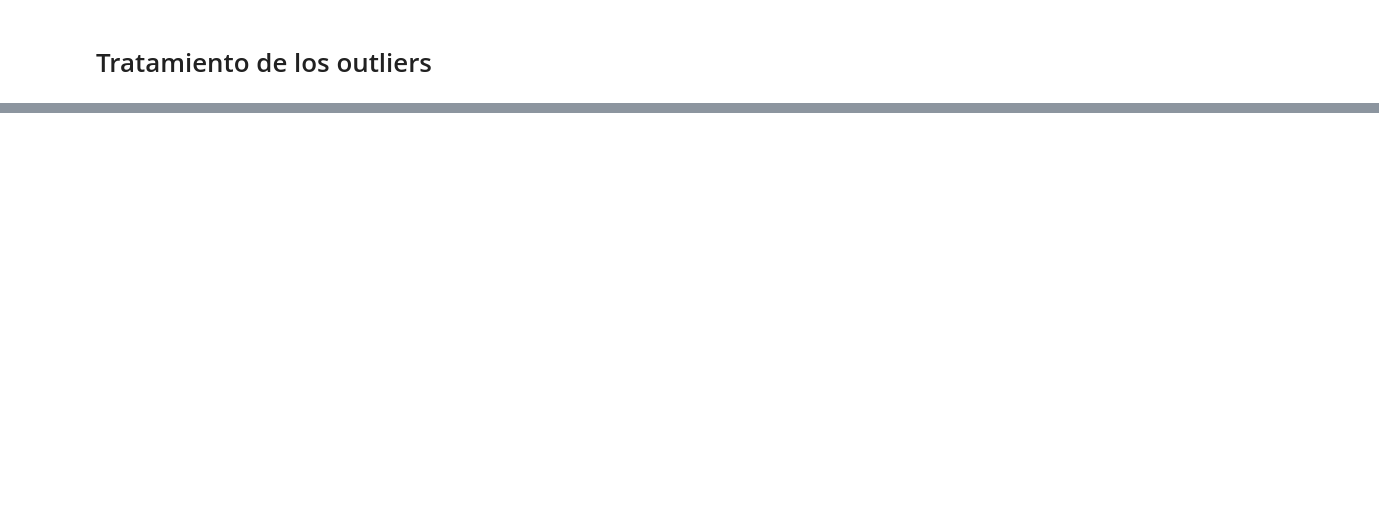
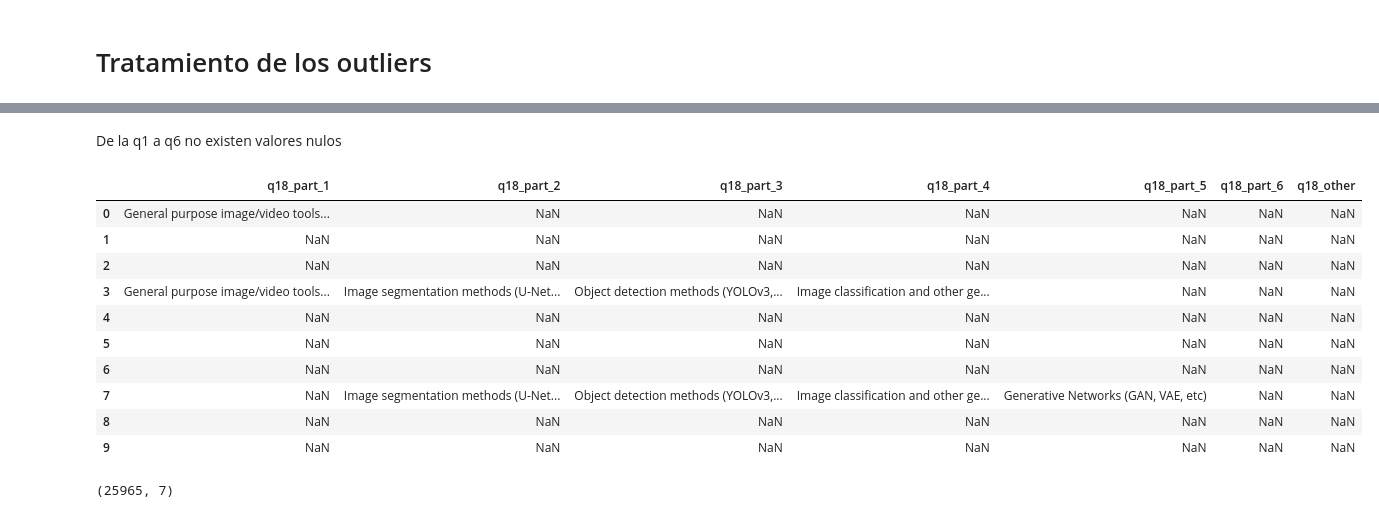
Before and after one commit to Adalab/project2-da-promo-c-modulo-2-team4, a Jupyter notebook: 03-limpieza/limpieza.ipynb, the cells around one changed output, grey strips where cells are left out. Cells and saved outputs as stored; diff of their text form; code cells hidden in the pictures; blank space fills up the shorter version.

```diff
--- a/03-limpieza/limpieza.ipynb
+++ b/03-limpieza/limpieza.ipynb
@@ -14,0 +13,7 @@ df.head(2)
+# %%
+# Abrir con index_col = 0
+df = pd.read_csv("../data/6.dataframe_analisis.csv", index_col = 0)
+
+# Se hace esto para resetear los índices
+df.reset_index(drop=True , inplace=True)
+df.head(2)
@@ -27,2 +32,4 @@ df2.duplicated().sum()
 # %% [markdown]
 # Eliminar los duplicados
+# %%
+df.drop_duplicates(inplace= True)
@@ -44,0 +105,24 @@ Eliminar?, Reeemplazar?
+# %% [markdown]
+De la q1 a q6 no existen valores nulos
+# %%
+lista_q_18 = ['q18_part_1', 'q18_part_2', 'q18_part_3', 'q18_part_4', 'q18_part_5',
+       'q18_part_6', 'q18_other']
+# %%
+df_q18 = df[lista_q_18]
+df_q18.head(10)
+# %% [output]
+|  | q18_part_1 | q18_part_2 | q18_part_3 | q18_part_4 | q18_part_5 | q18_part_6 | q18_other |
+| 0 | General purpose image/video tools... | NaN | NaN | NaN | NaN | NaN | NaN |
+| 1 | NaN | NaN | NaN | NaN | NaN | NaN | NaN |
+| 2 | NaN | NaN | NaN | NaN | NaN | NaN | NaN |
+| 3 | General purpose image/video tools... | Image segmentation methods (U-Net... | Object detection methods (YOLOv3,... | Image classification and other ge... | NaN | NaN | NaN |
+| 4 | NaN | NaN | NaN | NaN | NaN | NaN | NaN |
+| 5 | NaN | NaN | NaN | NaN | NaN | NaN | NaN |
+| 6 | NaN | NaN | NaN | NaN | NaN | NaN | NaN |
+| 7 | NaN | Image segmentation methods (U-Net... | Object detection methods (YOLOv3,... | Image classification and other ge... | Generative Networks (GAN, VAE, etc) | NaN | NaN |
+| 8 | NaN | NaN | NaN | NaN | NaN | NaN | NaN |
+| 9 | NaN | NaN | NaN | NaN | NaN | NaN | NaN |
+# %%
+df_q18.shape
+# %% [output]
+(25965, 7)
```
Also changed, not shown: parts of 29 cells of this notebook, 1 other file.
